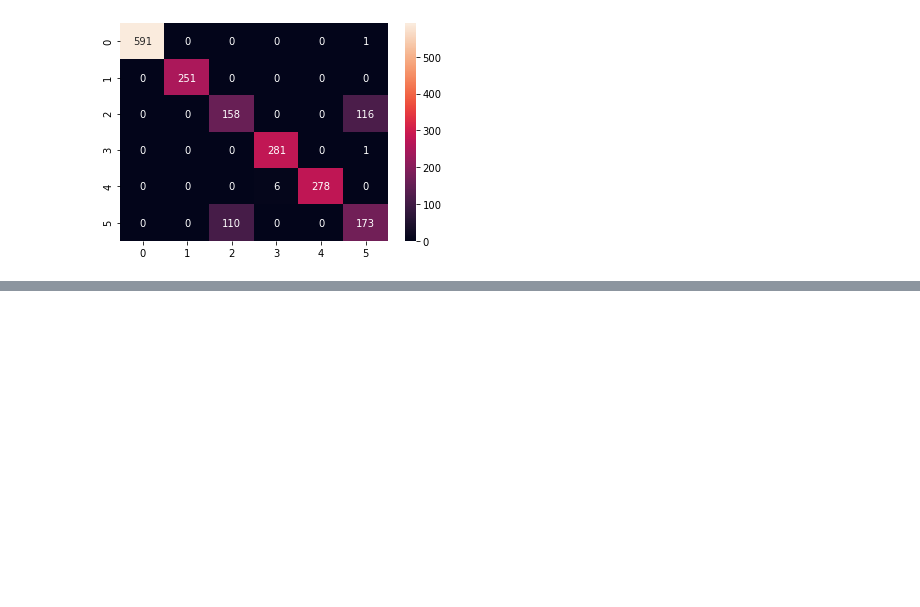
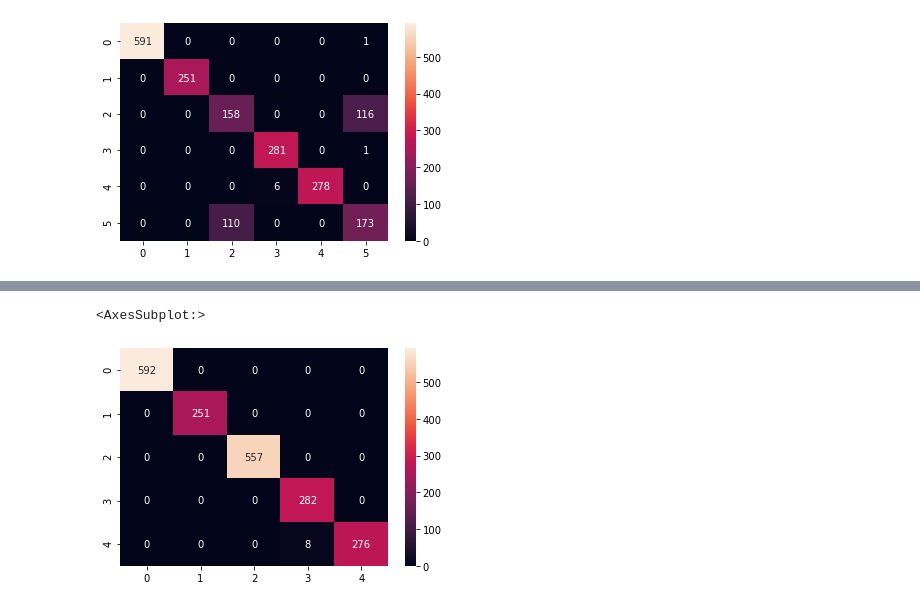
Before and after one commit to LeandroNardi96/Clasificacion_fallas_electricas_multiclass, a Jupyter notebook: Electrical_fault_multiclass.ipynb, the cells around one changed output, grey strips where cells are left out. Cells and saved outputs as stored; diff of their text form; code cells hidden in the pictures; blank space fills up the shorter version.

```diff
--- a/Electrical_fault_multiclass.ipynb
+++ b/Electrical_fault_multiclass.ipynb
@@ -368,0 +456,2 @@ sns.heatmap(confusion, annot=True,fmt='d')
+# %%
+grid2.fit(X_train_scaler2, y_train)
@@ -368,0 +487,2 @@ sns.heatmap(confusion, annot=True,fmt='d')
+# %%
+y_pred_grid2 = grid2.predict(X_test_scaler2)
@@ -368,0 +505,6 @@ sns.heatmap(confusion, annot=True,fmt='d')
+# %%
+confusion = confusion_matrix(y_test, y_pred_grid2)
+sns.heatmap(confusion, annot=True,fmt='d')
+# %% [output]
+<AxesSubplot:>
+[figure, added]
```
Also changed, not shown: parts of 21 cells of this notebook.
